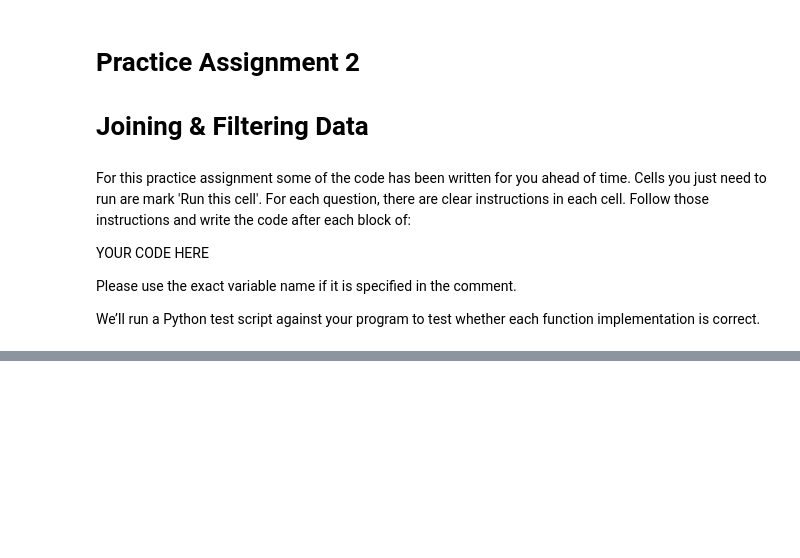
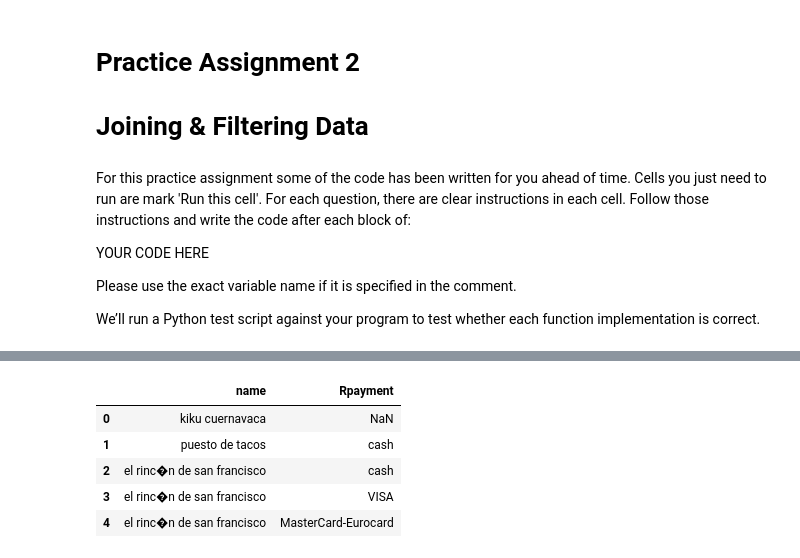
Before and after one commit to dennislamcv1/UPennData, a Jupyter notebook: Intro to Data Analytics/Practice_Assignment_02.ipynb, the cells around one changed output, grey strips where cells are left out. Cells and saved outputs as stored; diff of their text form; code cells hidden in the pictures; blank space fills up the shorter version.

```diff
--- a/Intro to Data Analytics/Practice_Assignment_02.ipynb
+++ b/Intro to Data Analytics/Practice_Assignment_02.ipynb
@@ -112,0 +181,10 @@ before submission to aviod Index-related Errors.
+# %%
+restaurant_visa_df = joined_df[['name','Rpayment']]
+restaurant_visa_df.head()
+# %% [output]
+|  | name | Rpayment |
+| 0 | kiku cuernavaca | NaN |
+| 1 | puesto de tacos | cash |
+| 2 | el rinc�n de san francisco | cash |
+| 3 | el rinc�n de san francisco | VISA |
+| 4 | el rinc�n de san francisco | MasterCard-Eurocard |
```
Also changed, not shown: parts of 12 cells of this notebook, 5 other files.
